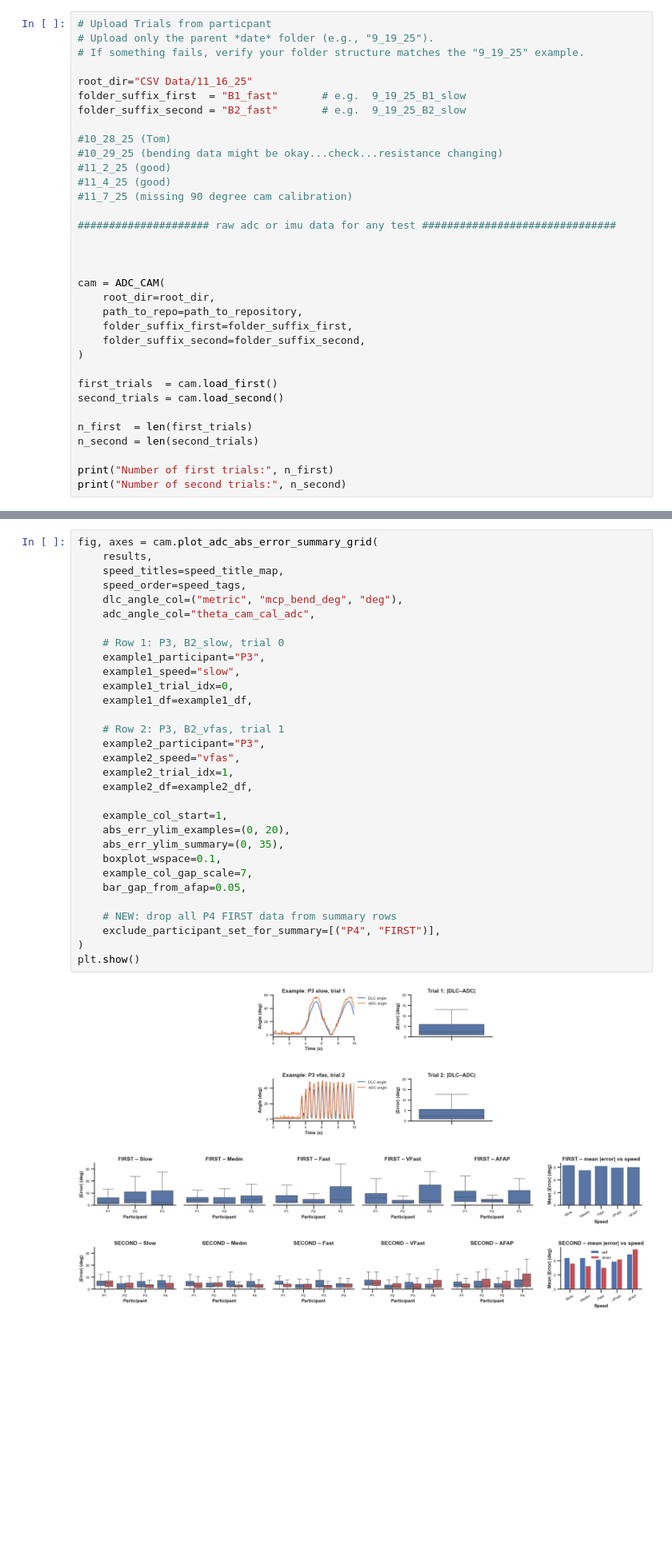
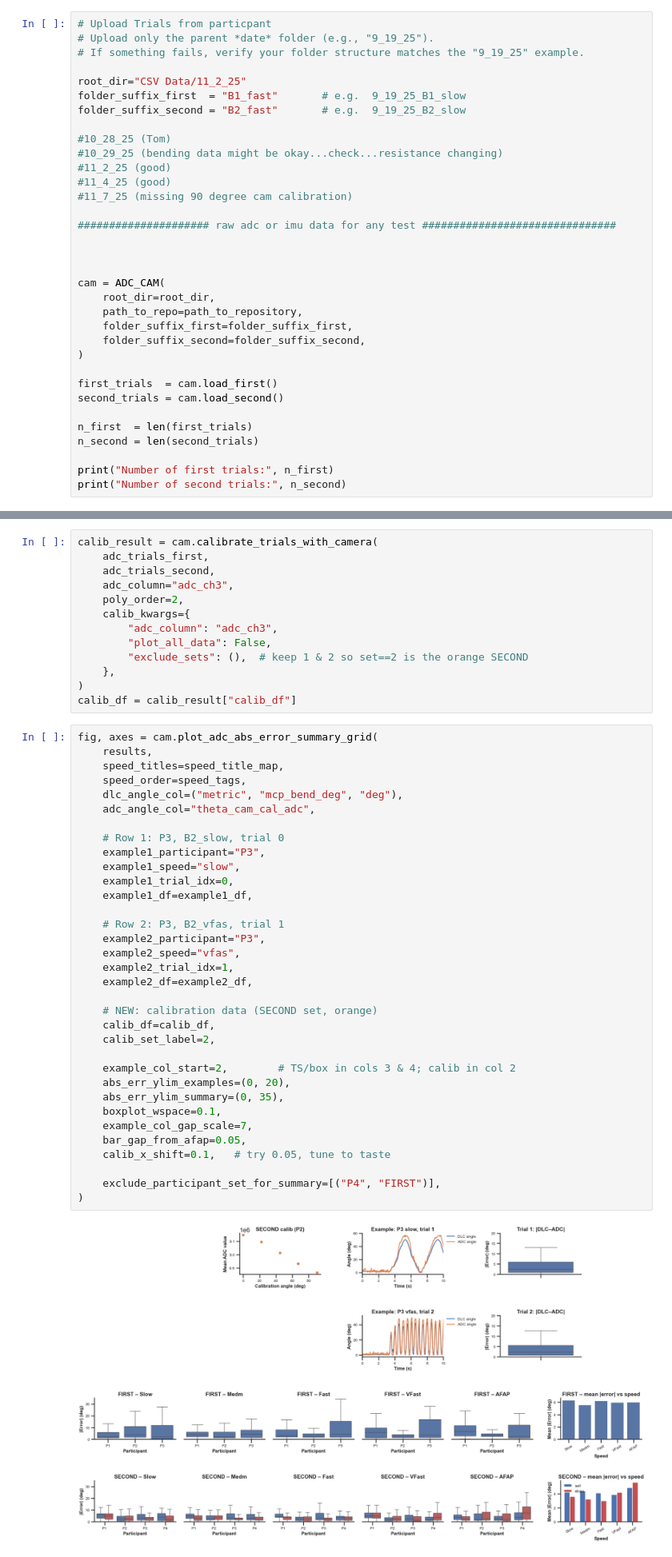
Before and after one commit to neuralengatberkeley/Strain-Sensor-, a Jupyter notebook: Code/analysis/camera_sensor_imu_analysis/adc_vs_cam.ipynb, the cells around one changed output, grey strips where cells are left out. Shown at 80% size. Cells and saved outputs as stored; diff of their text form; blank space fills up the shorter version.

Commit message:
added calibration plot to fig 2

```diff
--- a/Code/analysis/camera_sensor_imu_analysis/adc_vs_cam.ipynb
+++ b/Code/analysis/camera_sensor_imu_analysis/adc_vs_cam.ipynb
@@ -20,7 +20,7 @@ import seaborn as sns
 # Upload only the parent *date* folder (e.g., "9_19_25").
 # If something fails, verify your folder structure matches the "9_19_25" example.
 
-root_dir="CSV Data/11_16_25"
+root_dir="CSV Data/11_2_25"
 folder_suffix_first  = "B1_fast"       # e.g.  9_19_25_B1_slow
 folder_suffix_second = "B2_fast"       # e.g.  9_19_25_B2_slow
 
@@ -918,36 +931,52 @@ Processing P2 - afap ...
 Processing P3 - slow ...
 Processing P3 - medm ...
 ... (9 outputs left out)
+# %%
+calib_result = cam.calibrate_trials_with_camera(
+    adc_trials_first,
+    adc_trials_second,
+    adc_column="adc_ch3",
+    poly_order=2,
+    calib_kwargs={
+        "adc_column": "adc_ch3",
+        "plot_all_data": False,
+        "exclude_sets": (),  # keep 1 & 2 so set==2 is the orange SECOND
+    },
+)
+calib_df = calib_result["calib_df"]
 # %%
 fig, axes = cam.plot_adc_abs_error_summary_grid(
     results,
     speed_titles=speed_title_map,
     speed_order=speed_tags,
     dlc_angle_col=("metric", "mcp_bend_deg", "deg"),
     adc_angle_col="theta_cam_cal_adc",
 
     # Row 1: P3, B2_slow, trial 0
     example1_participant="P3",
     example1_speed="slow",
     example1_trial_idx=0,
     example1_df=example1_df,
 
     # Row 2: P3, B2_vfas, trial 1
     example2_participant="P3",
     example2_speed="vfas",
     example2_trial_idx=1,
     example2_df=example2_df,
 
-    example_col_start=1,
+    # NEW: calibration data (SECOND set, orange)
+    calib_df=calib_df,
+    calib_set_label=2,
+
+    example_col_start=2,        # TS/box in cols 3 & 4; calib in col 2
     abs_err_ylim_examples=(0, 20),
     abs_err_ylim_summary=(0, 35),
     boxplot_wspace=0.1,
     example_col_gap_scale=7,
     bar_gap_from_afap=0.05,
+    calib_x_shift=0.1,   # try 0.05, tune to taste
 
-    # NEW: drop all P4 FIRST data from summary rows
     exclude_participant_set_for_summary=[("P4", "FIRST")],
 )
-plt.show()
 # %% [output]
-[figure, old version]
+[figure, new version]
```
Also changed, not shown: parts of 1 cell of this notebook, 2 other files.
